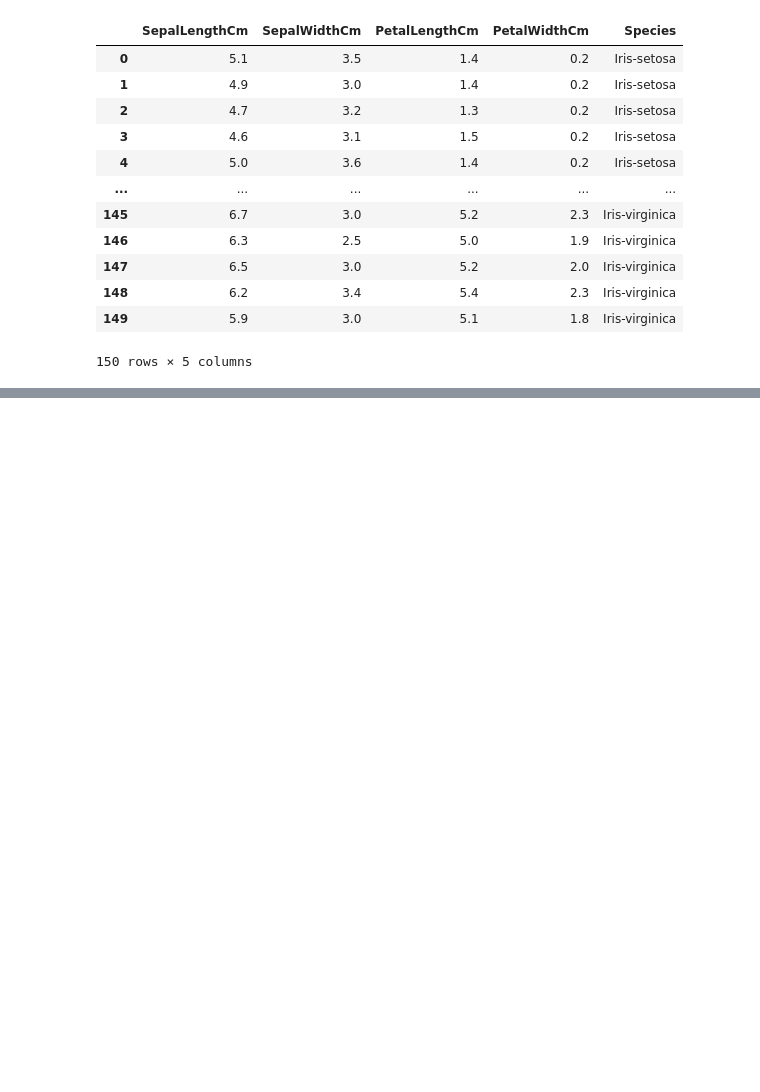
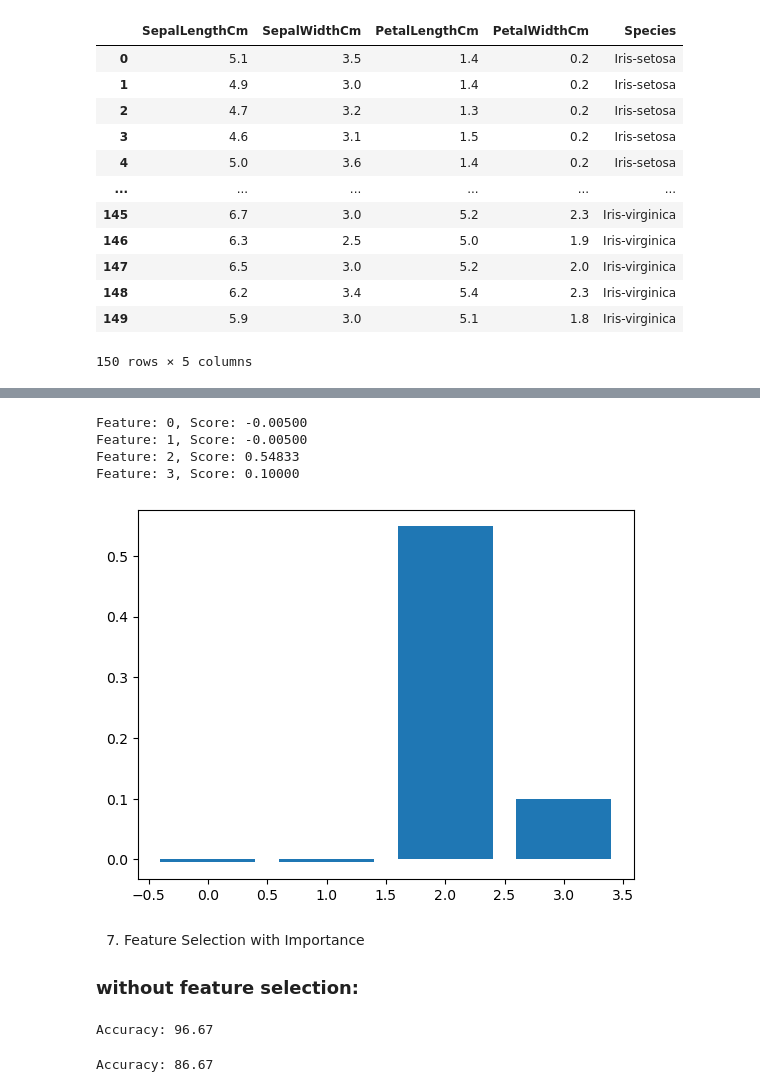
Before and after one commit to Muhongfan/MLE, a Jupyter notebook: data_scientist/Scikit-learn.ipynb, the cells around one changed output, grey strips where cells are left out. Saved outputs shown, nothing was run; the diff lists cells and outputs as text; code cells hidden in the pictures; blank space fills up the shorter version.

```diff
--- a/data_scientist/Scikit-learn.ipynb
+++ b/data_scientist/Scikit-learn.ipynb
@@ -380,0 +398,80 @@ plt.show()
+# %%
+from sklearn.datasets import make_classification
+from sklearn.neighbors import KNeighborsClassifier
+from sklearn.inspection import permutation_importance
+from matplotlib import pyplot
+# define dataset
+# define the model
+model = KNeighborsClassifier()
+# fit the model
+model.fit(x_train, y_train)
+# perform permutation importance
+results = permutation_importance(model, x_train, y_train, scoring='accuracy')
+# get importance
+importance = results.importances_mean
+# summarize feature importance
+for i,v in enumerate(importance):
+ print('Feature: %0d, Score: %.5f' % (i,v))
+# plot feature importance
+pyplot.bar([x for x in range(len(importance))], importance)
+pyplot.show()
+# %% [output]
+Feature: 0, Score: -0.00500
+Feature: 1, Score: -0.00500
+Feature: 2, Score: 0.54833
+Feature: 3, Score: 0.10000
+[figure, added]
+# %% [markdown]
+7. Feature Selection with Importance
+### without feature selection:
+# %%
+# evaluation of a model using all features
+from sklearn.datasets import make_classification
+from sklearn.model_selection import train_test_split
+from sklearn.linear_model import LogisticRegression
+from sklearn.metrics import accuracy_score
+
+# fit the model
+model = LogisticRegression(solver='liblinear')
+model.fit(x_train, y_train)
+# evaluate the model
+yhat = model.predict(x_test)
+# evaluate predictions
+accuracy = accuracy_score(y_test, yhat)
+print('Accuracy: %.2f' % (accuracy*100))
+# %% [output]
+Accuracy: 96.67
+# %%
+
+# evaluation of a model using 5 features chosen with random forest importance
+from sklearn.datasets import make_classification
+from sklearn.model_selection import train_test_split
+from sklearn.feature_selection import SelectFromModel
+from sklearn.ensemble import RandomForestClassifier
+from sklearn.linear_model import LogisticRegression
+from sklearn.metrics import accuracy_score
+
+# feature selection
+def select_features(X_train, y_train, X_test):
+ # configure to select a subset of features
+ fs = SelectFromModel(RandomForestClassifier(n_estimators=1000), max_features=4)
+ # learn relationship from training data
+ fs.fit(X_train, y_train)
+ # transform train input data
+ X_train_fs = fs.transform(X_train)
+ # transform test input data
+ X_test_fs = fs.transform(X_test)
+ return X_train_fs, X_test_fs, fs
+
+# feature selection
+X_train_fs, X_test_fs, fs = select_features(x_train, y_train, x_test)
+# fit the model
+model = LogisticRegression(solver='liblinear')
+model.fit(X_train_fs, y_train)
+# evaluate the model
+yhat = model.predict(X_test_fs)
+# evaluate predictions
+accuracy = accuracy_score(y_test, yhat)
+print('Accuracy: %.2f' % (accuracy*100))
+# %% [output]
+Accuracy: 86.67
```
Also changed, not shown: parts of 6 cells of this notebook, 2 other files.
